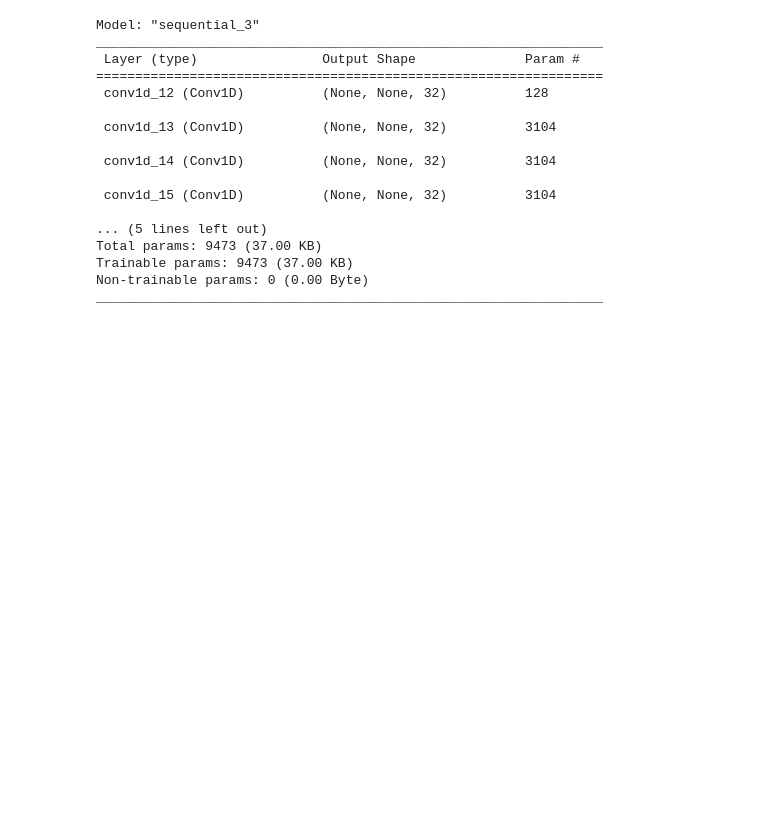
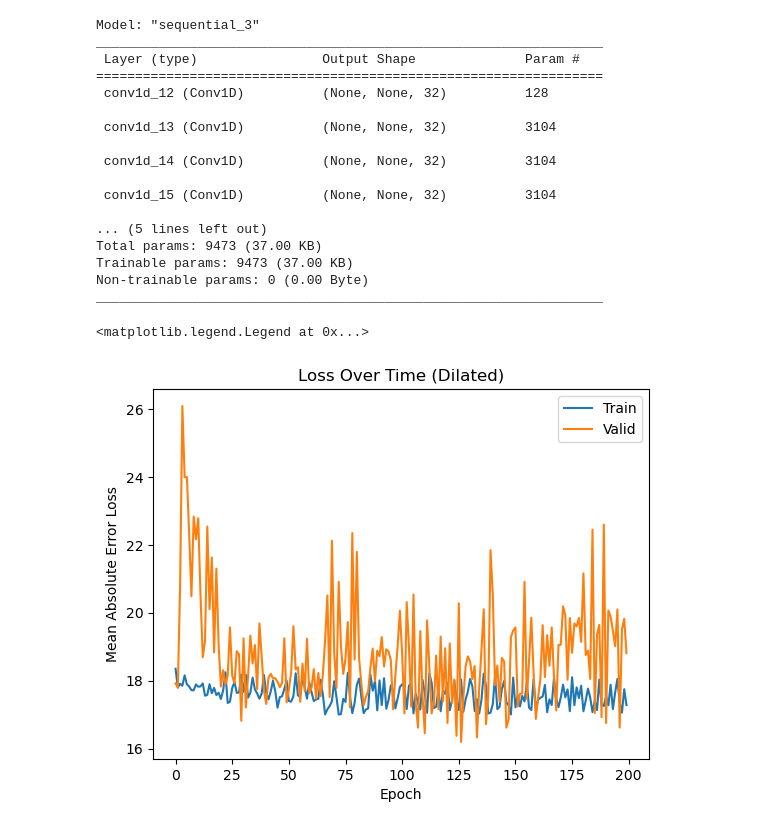
Before and after one commit to RZeusHerMun/Predicciones-de-Temperatura, a Jupyter notebook: Predicciones-de-Temperatura.ipynb, the cells around one changed output. Saved outputs shown, nothing was run; the diff lists cells and outputs as text; code cells hidden in the pictures; blank space fills up the shorter version.

```diff
--- a/Predicciones-de-Temperatura.ipynb
+++ b/Predicciones-de-Temperatura.ipynb
@@ -402,3 +402,14 @@ histdil = modeldil.fit(train_dataset,
                     epochs=200,#tenia 200
                     batch_size=batch_size,
                     validation_data=val_dataset, verbose=0)
+# %%
+plt.plot(histdil.history['loss'])
+plt.plot(histdil.history['val_loss'])
+
+plt.xlabel('Epoch')
+plt.ylabel('Mean Absolute Error Loss')
+plt.title('Loss Over Time (Dilated)')
+plt.legend(['Train','Valid'])
+# %% [output]
+<matplotlib.legend.Legend at 0x...>
+[figure, added]
```
Also changed, not shown: parts of 6 cells of this notebook.
